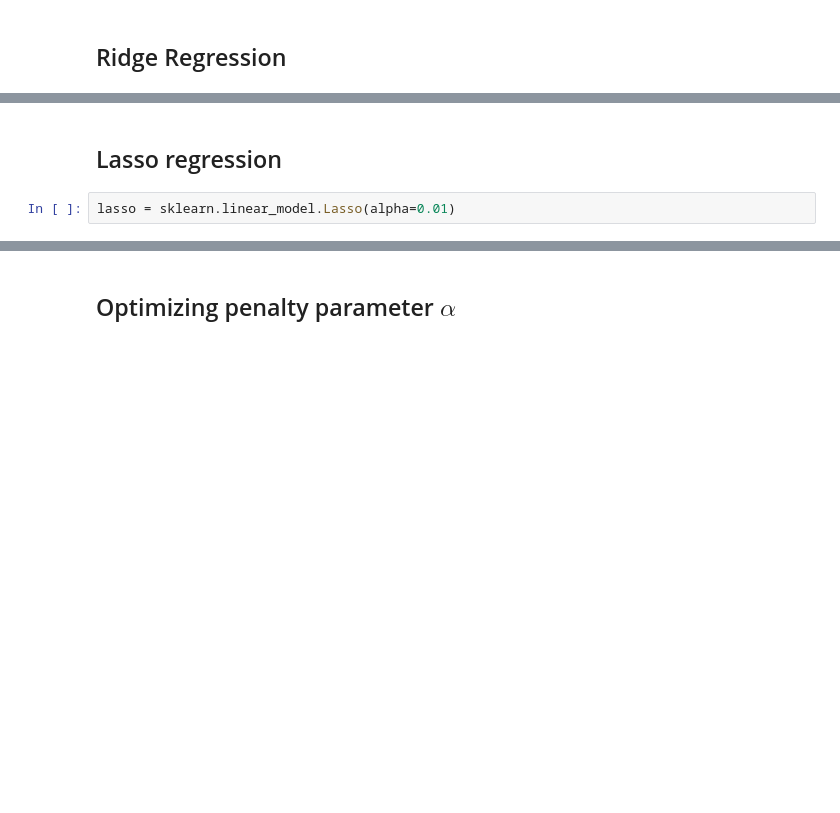
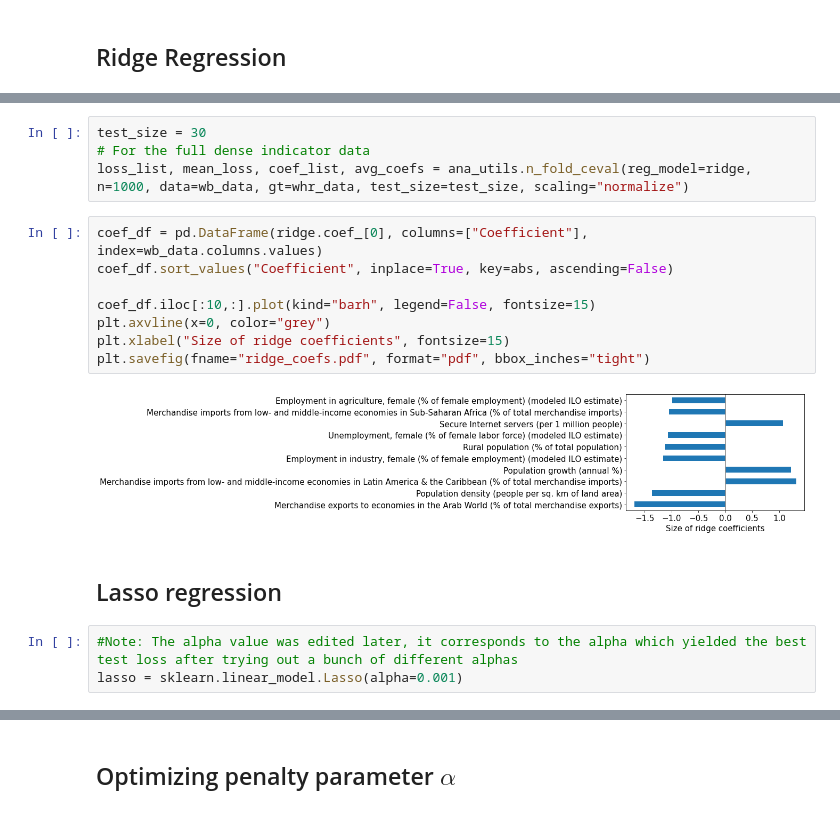
Before and after one commit to c-eberle/Data-Literacy-project, a Jupyter notebook: 04_regression_analysis_part3.ipynb, the cells around one changed output, grey strips where cells are left out. Cells and saved outputs as stored; diff of their text form; blank space fills up the shorter version.

```diff
--- a/04_regression_analysis_part3.ipynb
+++ b/04_regression_analysis_part3.ipynb
@@ -54,7 +55,22 @@ The average size of the first ten coefficients (reduced set of indicators): [ 0.
+# %%
+test_size = 30
+# For the full dense indicator data
+loss_list, mean_loss, coef_list, avg_coefs = ana_utils.n_fold_ceval(reg_model=ridge, n=1000, data=wb_data, gt=whr_data, test_size=test_size, scaling="normalize")
+# %%
+coef_df = pd.DataFrame(ridge.coef_[0], columns=["Coefficient"], index=wb_data.columns.values)
+coef_df.sort_values("Coefficient", inplace=True, key=abs, ascending=False)
+
+coef_df.iloc[:10,:].plot(kind="barh", legend=False, fontsize=15)
+plt.axvline(x=0, color="grey")
+plt.xlabel("Size of ridge coefficients", fontsize=15)
+plt.savefig(fname="ridge_coefs.pdf", format="pdf", bbox_inches="tight")
+# %% [output]
+[figure, added]
 # %% [markdown]
 ## Lasso regression
 # %%
-lasso = sklearn.linear_model.Lasso(alpha=0.01)
+#Note: The alpha value was edited later, it corresponds to the alpha which yielded the best test loss after trying out a bunch of different alphas
+lasso = sklearn.linear_model.Lasso(alpha=0.001)
 # %%
 # For the full dense indicator data
 loss_list, mean_loss, coef_list, avg_coefs = ana_utils.n_fold_ceval(reg_model=lasso, n=1000, data=wb_data, gt=whr_data, test_size=test_size, scaling="normalize")
```
Also changed, not shown: parts of 3 cells of this notebook.
